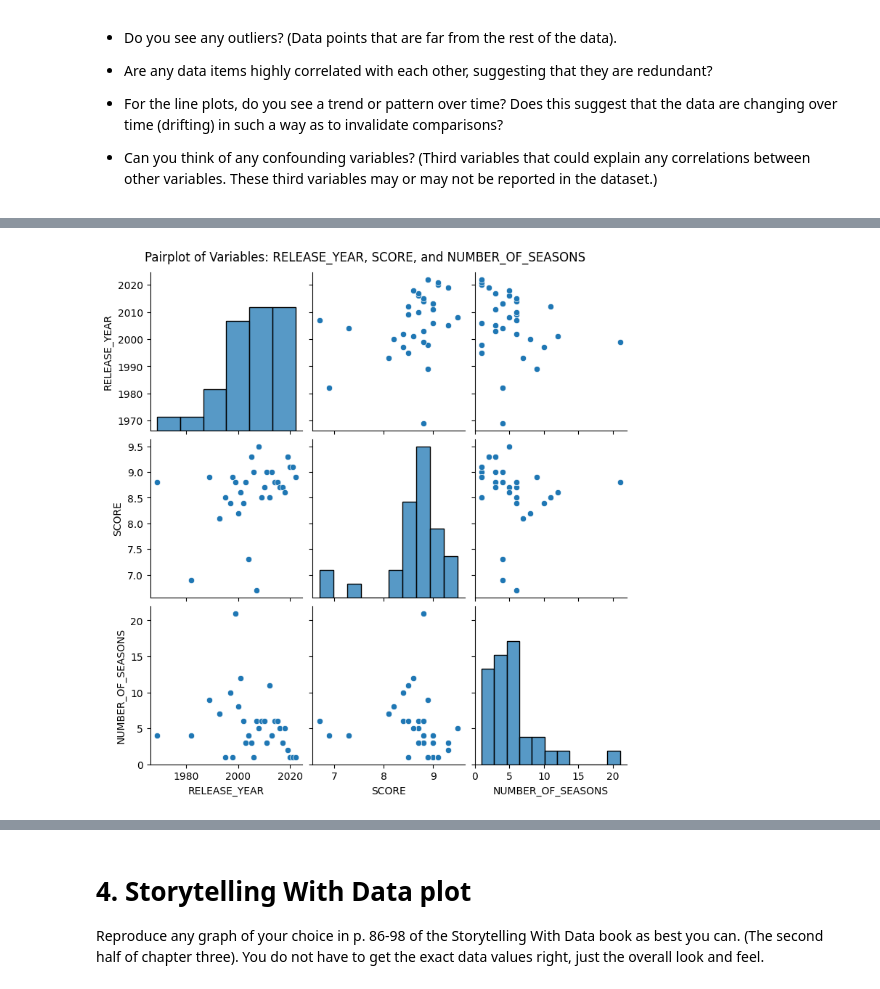
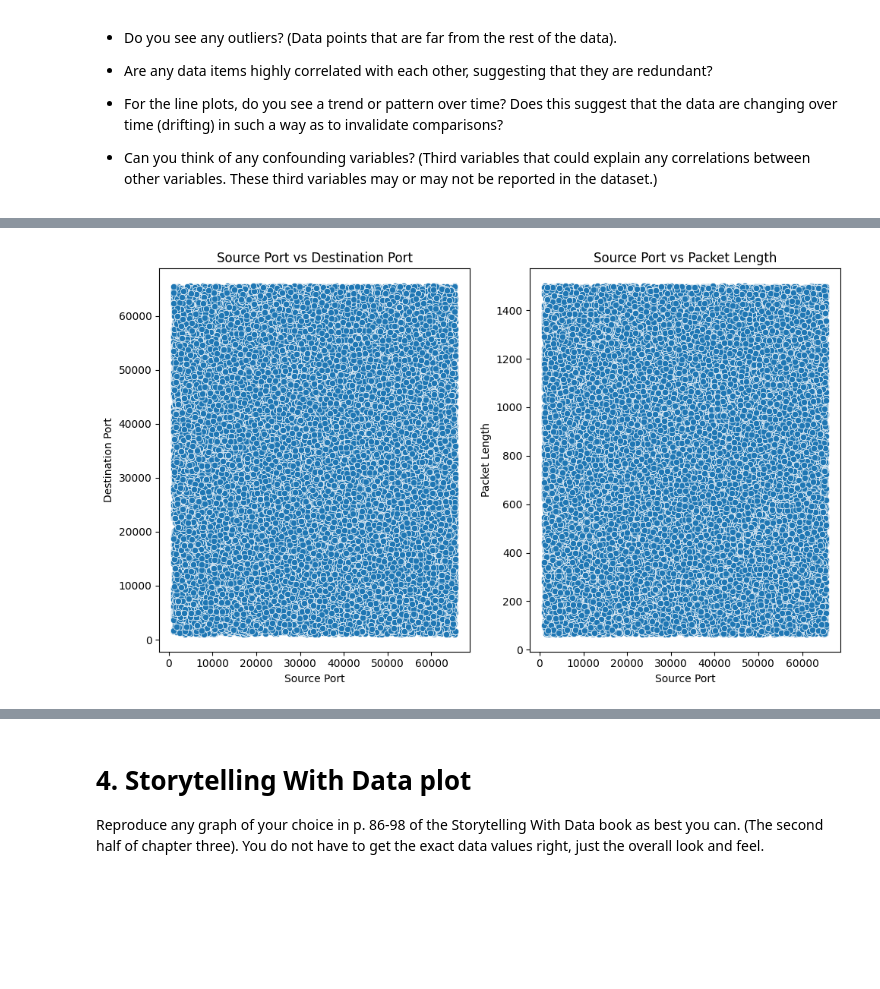
Before and after one commit to JakBainsBU/2025-spring-B2, a Jupyter notebook: Week6.ipynb, the cells around one changed output, grey strips where cells are left out. Drawn from its saved outputs; the diff is of its cells as text; code cells hidden in the pictures; blank space fills up the shorter version.

```diff
--- a/Week6.ipynb
+++ b/Week6.ipynb
@@ -85,11 +85,12 @@ This week, you will do the same types of exercises as last week, but you should
 import pandas as pd
 
 # Load the dataset
-netflix_data = pd.read_csv('Best Show by Year Netflix.csv')
 
-netflix_data.info()
+network_data = pd.read_csv('cybersecurity_attacks.csv')
 
-numeric_data = netflix_data.select_dtypes(include=['float64', 'int64'])
+network_data.info()
+
+numeric_data = network_data.select_dtypes(include=['float64', 'int64'])
 
 correlation_matrix = numeric_data.corr()
 
@@ -127,7 +131,18 @@ plt.show()
 # %%
-sns.pairplot(netflix_data[['RELEASE_YEAR', 'SCORE', 'NUMBER_OF_SEASONS']])
-plt.suptitle("Pairplot of Variables: RELEASE_YEAR, SCORE, and NUMBER_OF_SEASONS", y=1.02)
+plt.figure(figsize=(10, 6))
+
+# Scatter plot for Source Port vs. Destination Port
+plt.subplot(1, 2, 1)
+sns.scatterplot(x='Source Port', y='Destination Port', data=network_data)
+plt.title('Source Port vs Destination Port')
+
+# Scatter plot for Source Port vs Packet Length
+plt.subplot(1, 2, 2)
+sns.scatterplot(x='Source Port', y='Packet Length', data=network_data)
+plt.title('Source Port vs Packet Length')
+
+plt.tight_layout()
 plt.show()
 # %% [output]
-[figure, old version]
+[figure, new version]
 # %%
```
Also changed, not shown: parts of 5 cells of this notebook.
